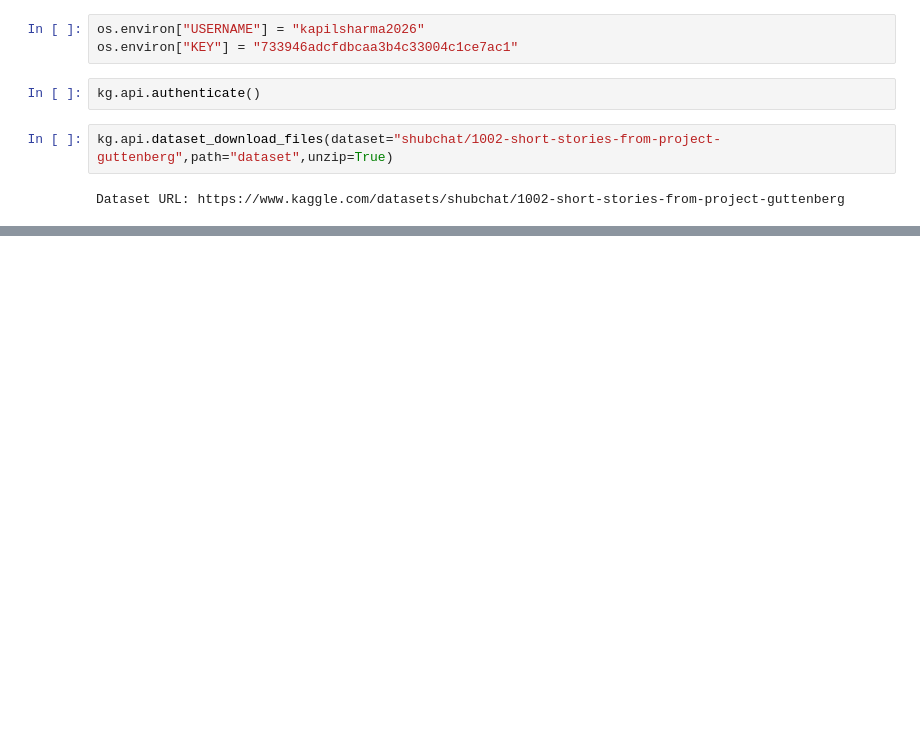
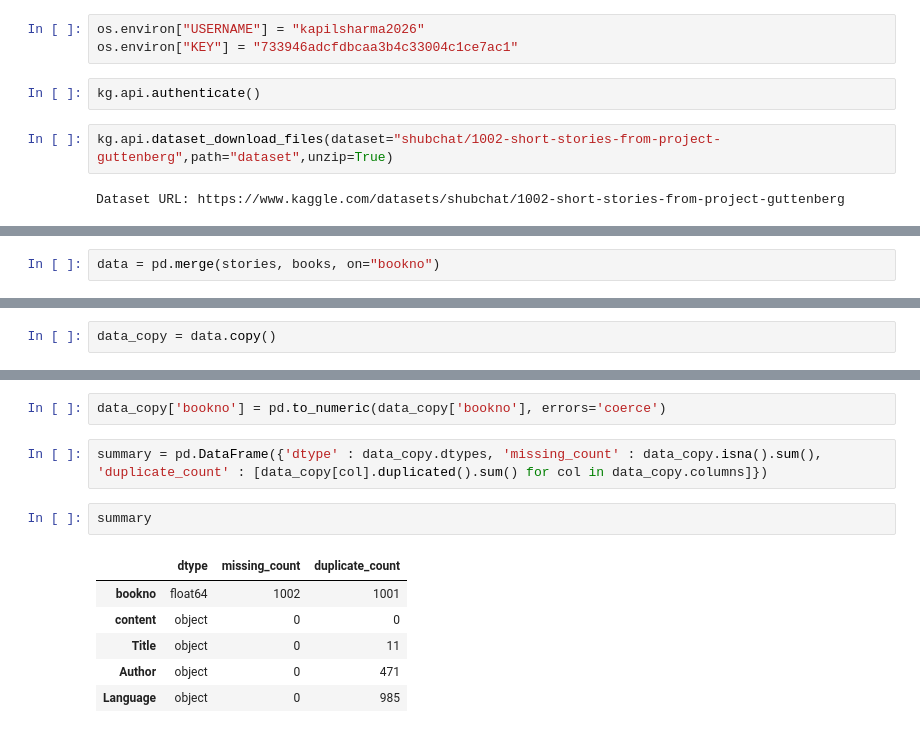
Before and after one commit to KapilSharma0/1002-short-stories-project-guttenberg, a Jupyter notebook: src.ipynb, the cells around one changed output, grey strips where cells are left out. Saved outputs shown, nothing was run; the diff lists cells and outputs as text; blank space fills up the shorter version.

```diff
--- a/src.ipynb
+++ b/src.ipynb
@@ -63,0 +98,2 @@ data["content"][4]
+# %%
+data = pd.merge(stories, books, on="bookno")
@@ -63,0 +150,2 @@ data["content"][4]
+# %%
+data_copy = data.copy()
@@ -63,0 +236,13 @@ data["content"][4]
+# %%
+data_copy['bookno'] = pd.to_numeric(data_copy['bookno'], errors='coerce')
+# %%
+summary = pd.DataFrame({'dtype' : data_copy.dtypes, 'missing_count' : data_copy.isna().sum(), 'duplicate_count' : [data_copy[col].duplicated().sum() for col in data_copy.columns]})
+# %%
+summary
+# %% [output]
+|  | dtype | missing_count | duplicate_count |
+| bookno | float64 | 1002 | 1001 |
+| content | object | 0 | 0 |
+| Title | object | 0 | 11 |
+| Author | object | 0 | 471 |
+| Language | object | 0 | 985 |
```
Also changed, not shown: parts of 28 cells of this notebook.
